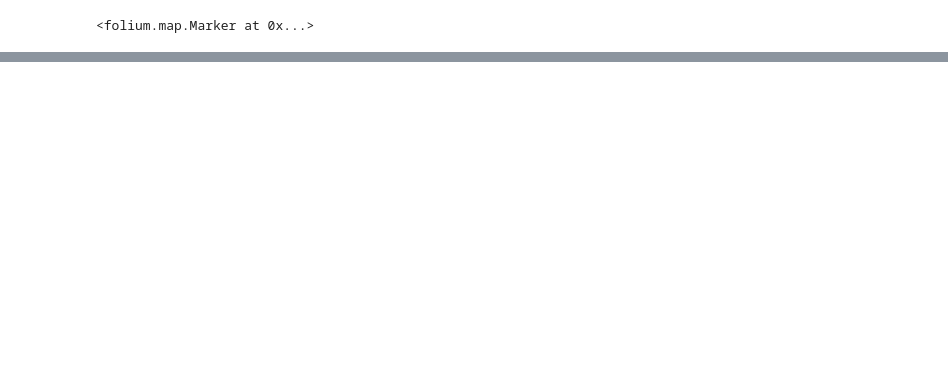
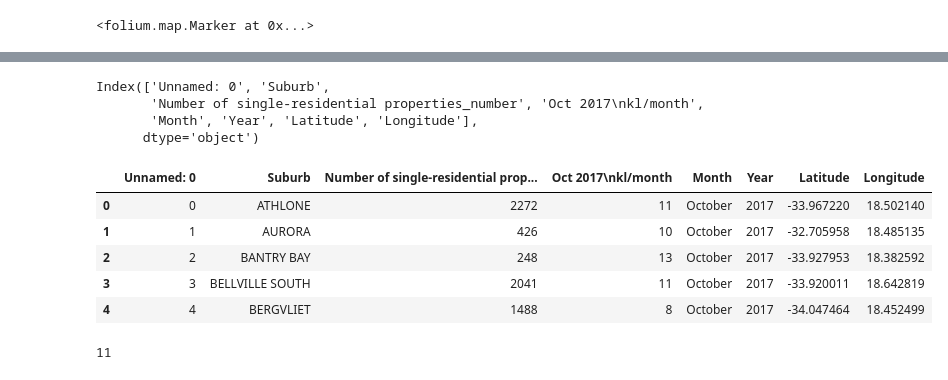
Before and after one commit to AjayKumarTyagi/MLOps, a Jupyter notebook: Map Visualization.ipynb, the cells around one changed output, grey strips where cells are left out. Cells and saved outputs as stored; diff of their text form; code cells hidden in the pictures; blank space fills up the shorter version.

Commit message:
Markers added according to coordinates in dataset

```diff
--- a/Map Visualization.ipynb
+++ b/Map Visualization.ipynb
@@ -18,3 +18,23 @@ map
 import pandas as pd
 # %%
 dataset=pd.read_excel("Suburbs.xlsx")
+# %%
+dataset.columns
+# %% [output]
+Index(['Unnamed: 0', 'Suburb',
+       'Number of single-residential properties_number', 'Oct 2017\nkl/month',
+       'Month', 'Year', 'Latitude', 'Longitude'],
+      dtype='object')
+# %%
+dataset.head()
+# %% [output]
+|  | Unnamed: 0 | Suburb | Number of single-residential prop... | Oct 2017\nkl/month | Month | Year | Latitude | Longitude |
+| 0 | 0 | ATHLONE | 2272 | 11 | October | 2017 | -33.967220 | 18.502140 |
+| 1 | 1 | AURORA | 426 | 10 | October | 2017 | -32.705958 | 18.485135 |
+| 2 | 2 | BANTRY BAY | 248 | 13 | October | 2017 | -33.927953 | 18.382592 |
+| 3 | 3 | BELLVILLE SOUTH | 2041 | 11 | October | 2017 | -33.920011 | 18.642819 |
+| 4 | 4 | BERGVLIET | 1488 | 8 | October | 2017 | -34.047464 | 18.452499 |
+# %%
+dataset["Oct 2017\nkl/month"][0]
+# %% [output]
+11
```
Also changed, not shown: parts of 12 cells of this notebook.
